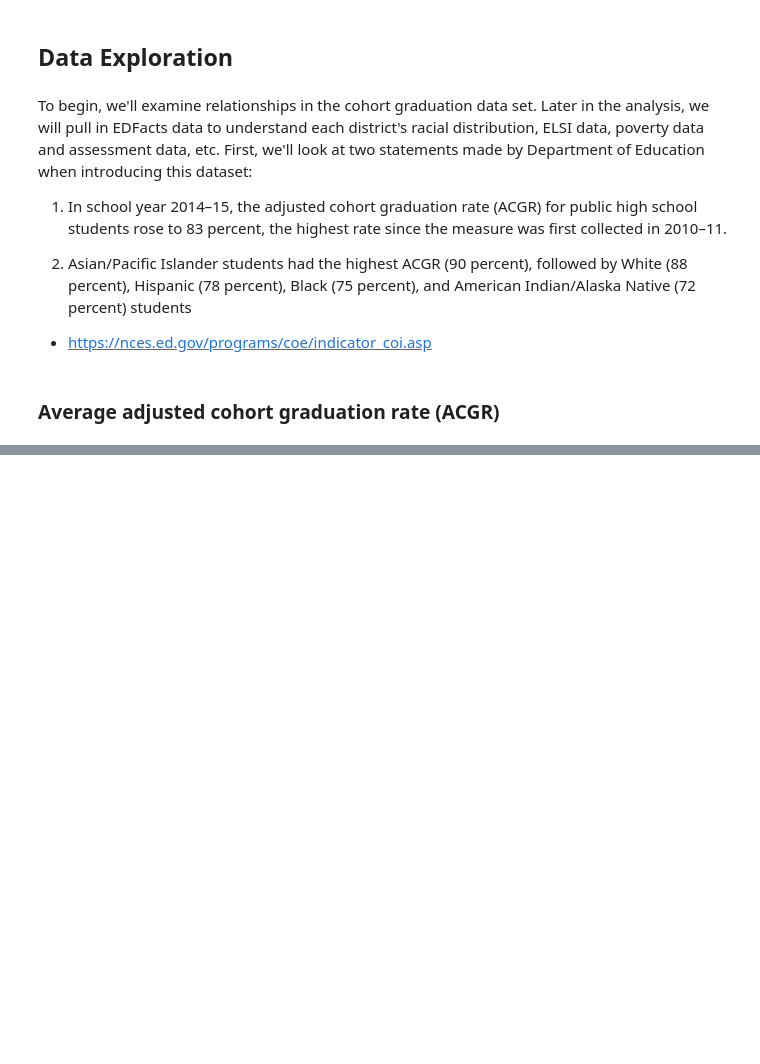
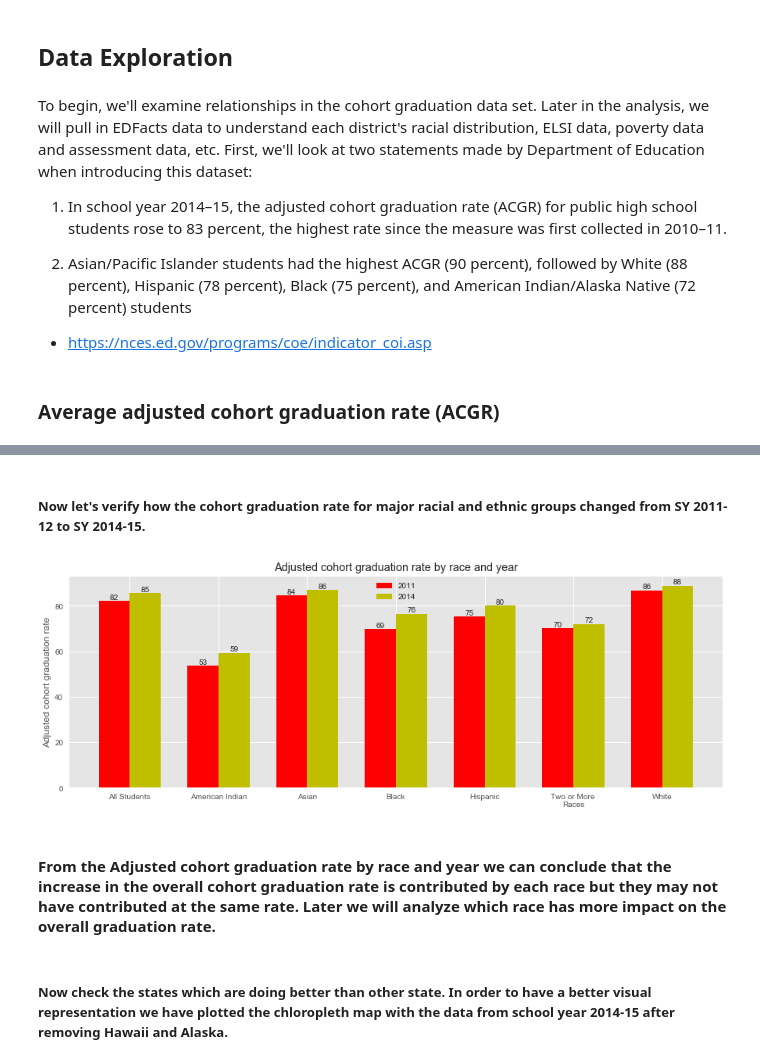
Before and after one commit to msubhabrata3/high-school-graduation-rate, a Jupyter notebook: high-school-dropout-case-study.ipynb, the cells around one changed output, grey strips where cells are left out. Saved outputs shown, nothing was run; the diff lists cells and outputs as text; code cells hidden in the pictures; blank space fills up the shorter version.

```diff
--- a/high-school-dropout-case-study.ipynb
+++ b/high-school-dropout-case-study.ipynb
@@ -648,0 +62,6 @@ ax.set_title('Adjusted cohort graduation rate for ALABAMA', fontsize = 14, fontw
+# %%
+acgr2011 = pd.read_csv("data/high-school-dropout-dataset2011.csv", dtype={"LEAID": str})
+acgr2014 = pd.read_csv("data/high-school-dropout-dataset2014.csv", dtype={"LEAID": str})
+
+acgr2011 = acgr2011[acgr2011['ALLP'] != 0]
+acgr2014 = acgr2014[acgr2014['ALLP'] != 0]
@@ -648,0 +95,69 @@ ax.set_title('Adjusted cohort graduation rate for ALABAMA', fontsize = 14, fontw
+# %% [markdown]
+##### Now let's verify how the cohort graduation rate for major racial and ethnic groups changed from SY 2011-12 to SY 2014-15.
+# %%
+frames = [acgr2011, acgr2014]
+acgrdf = pd.concat(frames)
+
+acgrByYr = round(acgrdf.groupby(['YEAR'], as_index=False)['ALLA','ALLG','MAMG','MAMA','MASG','MASA','MBLG','MBLA',
+                                                          'MHIG','MHIA','MTRG','MTRA','MWHG','MWHA','CWDG','CWDA',
+                                                          'ECDG','ECDA','LEPG','LEPA'].sum(),2)
+acgrByYr['ALLP'] = round(acgrByYr['ALLG']*100/acgrByYr['ALLA'],2)
+acgrByYr['MAMP'] = round(acgrByYr['MAMG']*100/acgrByYr['MAMA'],2)
+acgrByYr['MASP'] = round(acgrByYr['MASG']*100/acgrByYr['MASA'],2)
+acgrByYr['MBLP'] = round(acgrByYr['MBLG']*100/acgrByYr['MBLA'],2)
+acgrByYr['MHIP'] = round(acgrByYr['MHIG']*100/acgrByYr['MHIA'],2)
+acgrByYr['MTRP'] = round(acgrByYr['MTRG']*100/acgrByYr['MTRA'],2)
+acgrByYr['MWHP'] = round(acgrByYr['MWHG']*100/acgrByYr['MWHA'],2)
+acgrByYr['CWDP'] = round(acgrByYr['CWDG']*100/acgrByYr['CWDA'],2)
+acgrByYr['ECDP'] = round(acgrByYr['ECDG']*100/acgrByYr['ECDA'],2)
+acgrByYr['LEPP'] = round(acgrByYr['LEPG']*100/acgrByYr['LEPA'],2)
+
+import numpy as np
+import matplotlib.pyplot as plt
+
+N = 7
+
+acgr11 = tuple(tuple(acgrByYr.iloc[0:1,21:28].values)[0])
+#acgr11 = (82.09,53.40,84.61,69.84,75.32,70.03,86.79)
+
+ind = np.arange(N)  # the x locations for the groups
+width = 0.35       # the width of the bars
+
+fig, ax = plt.subplots(figsize=(15, 5))
+rects1 = ax.bar(ind, acgr11, width, color='r')
+
+acgr14 = tuple(tuple(acgrByYr.iloc[1:2,21:28].values)[0])
+#acgr14 = (85.55,59.24,86.73,76.35,79.99,72.03,88.84)
+
+rects2 = ax.bar(ind + width, acgr14, width, color='y')
+
+# add some text for labels, title and axes ticks
+ax.set_ylabel('Adjusted cohort graduation rate')
+ax.set_title('Adjusted cohort graduation rate by race and year')
+ax.set_xticks(ind + width / 2)
+ax.set_xticklabels(('All Students','American Indian','Asian','Black','Hispanic',
+                    'Two or More \nRaces','White'))
+
+ax.legend((rects1[0], rects2[0]), ('2011', '2014'))
+
+
+def autolabel(rects):
+    """
+    Attach a text label above each bar displaying its height
+    """
+    for rect in rects:
+        height = rect.get_height()
+        ax.text(rect.get_x() + rect.get_width()/2., 1.0*height,
+                '%d' % int(height),
+                ha='center', va='bottom')
+
+autolabel(rects1)
+autolabel(rects2)
+
+plt.show()
+# %% [output]
+[figure, added]
+# %% [markdown]
+#### From the Adjusted cohort graduation rate by race and year we can conclude that the increase in the overall cohort graduation rate is contributed by each race but they may not have contributed at the same rate. Later we will analyze which race has more impact on the overall graduation rate.
+# %% [markdown]
+##### Now check the states which are doing better than other state. In order to have a better visual representation we have plotted the chloropleth map with the data from school year 2014-15 after removing Hawaii and Alaska.
```
Also changed, not shown: parts of 60 cells of this notebook.
